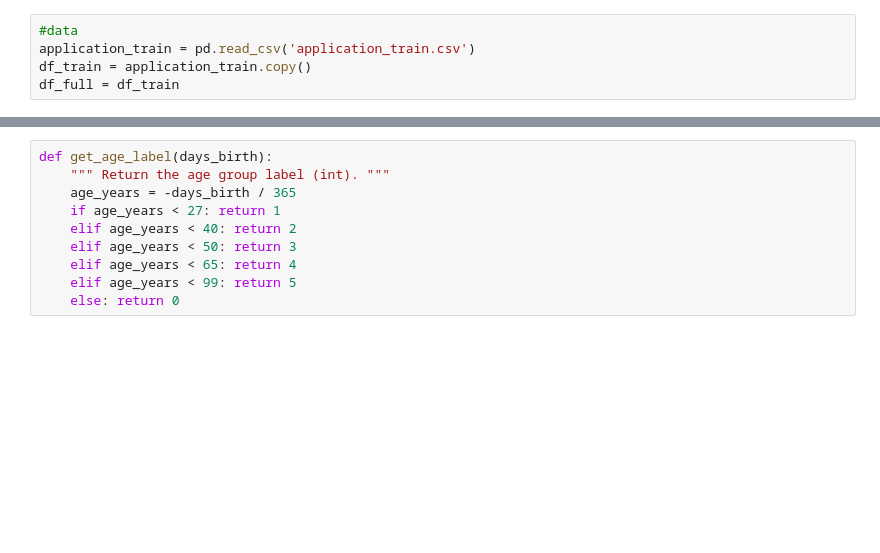
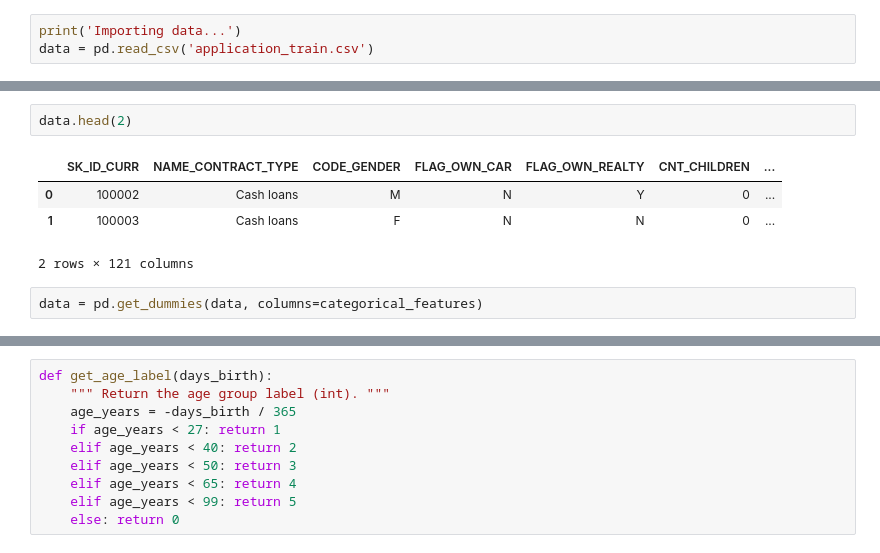
Before and after one commit to narendraparigi1987/home-credit-default-risk, a Jupyter notebook: lightGBM_v2.ipynb, the cells around one changed output, grey strips where cells are left out. Cells and saved outputs as stored; diff of their text form; blank space fills up the shorter version.

```diff
--- a/lightGBM_v2.ipynb
+++ b/lightGBM_v2.ipynb
@@ -17,5 +11,3 @@ from scipy.stats import norm, skew
 # %%
-#data
-application_train = pd.read_csv('application_train.csv')
-df_train = application_train.copy()
-df_full = df_train
+print('Importing data...')
+data = pd.read_csv('application_train.csv')
@@ -27,0 +40,9 @@ df_full['DAYS_LAST_PHONE_CHANGE'].replace(0, np.nan, inplace=True)
+# %%
+data.head(2)
+# %% [output]
+|  | SK_ID_CURR | NAME_CONTRACT_TYPE | CODE_GENDER | FLAG_OWN_CAR | FLAG_OWN_REALTY | CNT_CHILDREN | ... |
+| 0 | 100002 | Cash loans | M | N | Y | 0 | ... |
+| 1 | 100003 | Cash loans | F | N | N | 0 | ... |
+2 rows × 121 columns
+# %%
+data = pd.get_dummies(data, columns=categorical_features)
```
Also changed, not shown: parts of 26 cells of this notebook, 1 other file.
